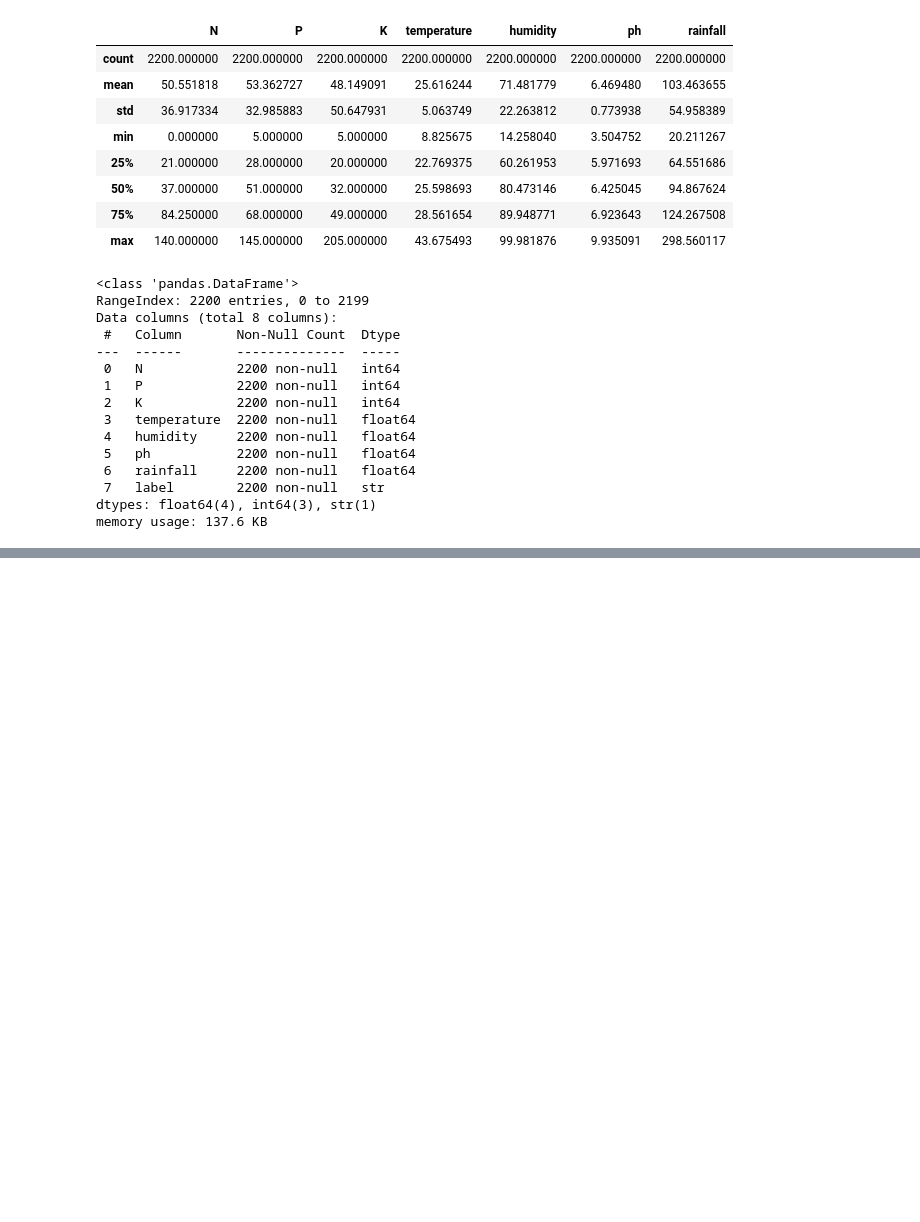
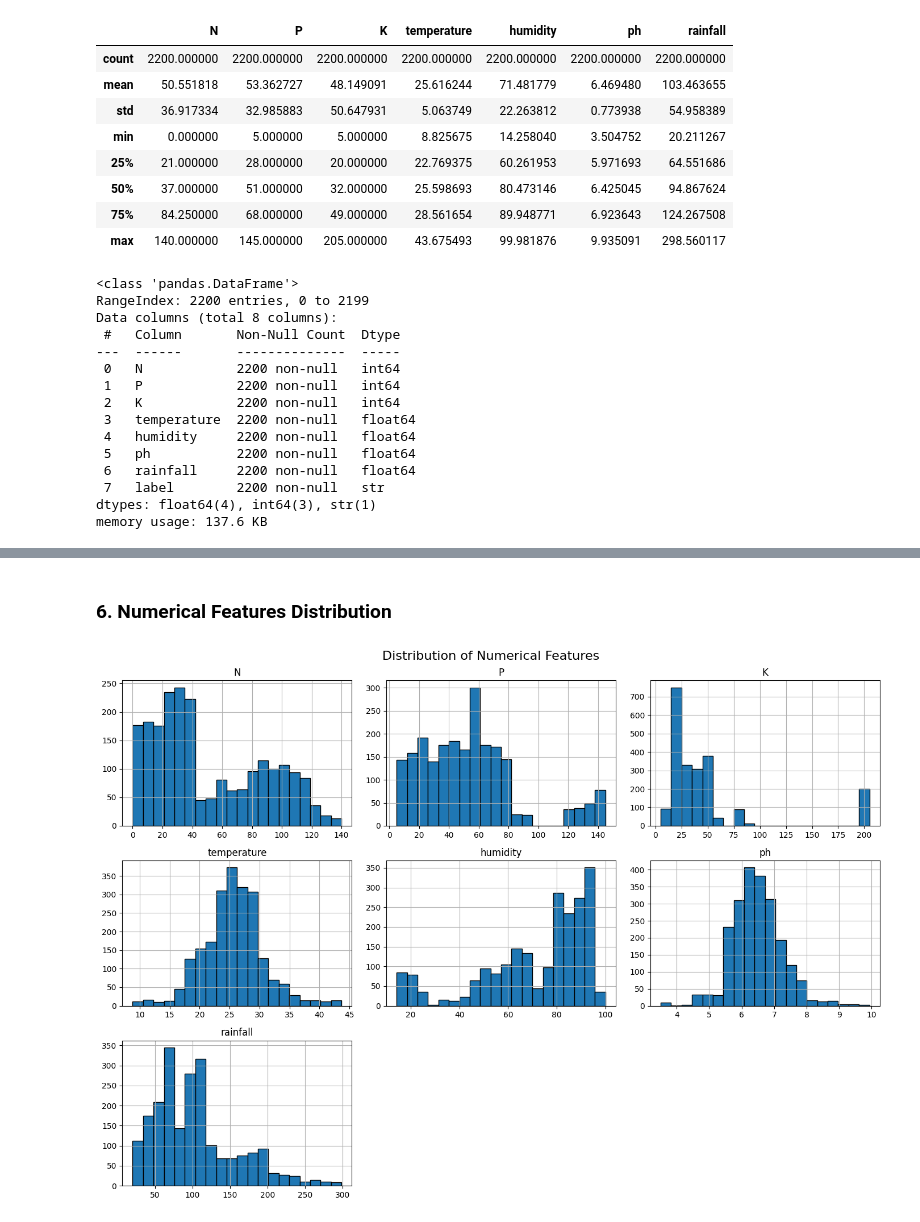
Before and after one commit to mo7amedwa7ed/AgriMind-AI-Depi-Final-Project, a Jupyter notebook: Notebooks/crop_recommendation_analysis.ipynb, the cells around one changed output, grey strips where cells are left out. Drawn from its saved outputs; the diff is of its cells as text; code cells hidden in the pictures; blank space fills up the shorter version.

```diff
--- a/Notebooks/crop_recommendation_analysis.ipynb
+++ b/Notebooks/crop_recommendation_analysis.ipynb
@@ -58,0 +130,16 @@ memory usage: 137.6 KB
+# %% [markdown]
+### 6. Numerical Features Distribution
+# %%
+numerical_features = df.select_dtypes(include="number").columns
+
+df[numerical_features].hist(
+    figsize=(14, 10),
+    bins=20,
+    edgecolor="black"
+)
+
+plt.suptitle("Distribution of Numerical Features", fontsize=16)
+plt.tight_layout()
+plt.show()
+# %% [output]
+[figure, added]
```
Also changed, not shown: parts of 51 cells of this notebook, 1 other file.
